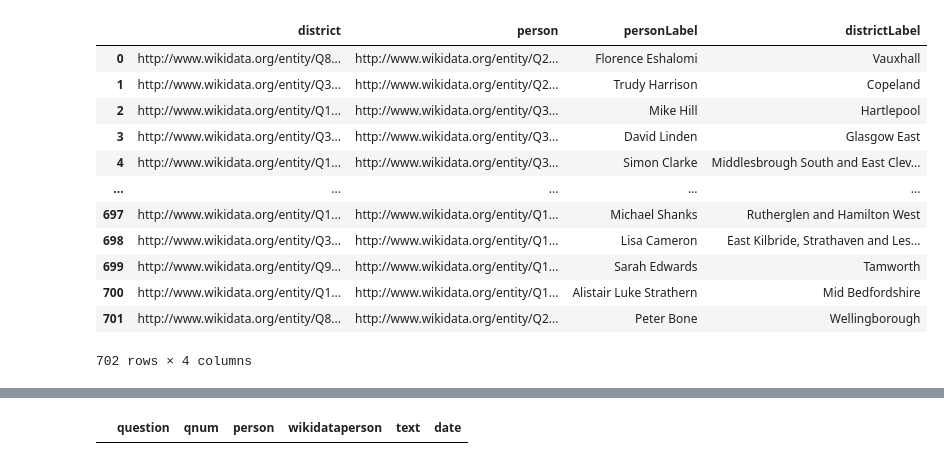
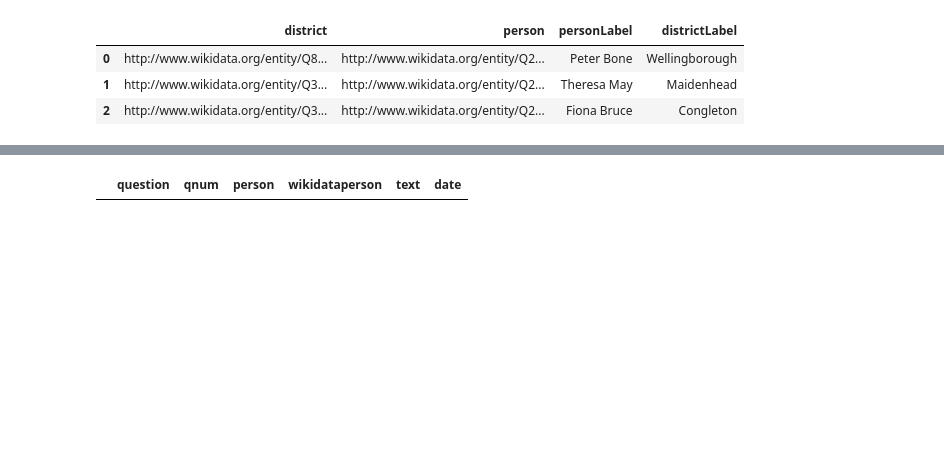
Before and after one commit to zapper-95/MP-Written-Question-Analysis, a Jupyter notebook: notebooks/queries.ipynb, the cells around one changed output, grey strips where cells are left out. Saved outputs shown, nothing was run; the diff lists cells and outputs as text; code cells hidden in the pictures; blank space fills up the shorter version.

```diff
--- a/queries.ipynb
+++ b/notebooks/queries.ipynb
@@ -39,40 +301,35 @@ KeyError: 'text'
 # %%
+"""
+SPARQL query to wikidata endpoint to get all MPs and their constituencies
+
+"""
 
 district_df = pd.DataFrame()
 sparql  = SPARQLWrapper("https://query.wikidata.org/sparql")
 sparql.setQuery("""
 SELECT ?person ?district ?personLabel ?districtLabel
 WHERE
 {
   ?person p:P39 ?position.
   ?position ps:P39 wd:Q77685926.
   ?position pq:P768 ?district
   SERVICE wikibase:label { bd:serviceParam wikibase:language "en". }
 }
 """)
 
 sparql.setReturnFormat(JSON)
 result = sparql.query().convert()
 # results -> bindings returns a list of dictionaries
 result = result["results"]["bindings"]
 
 # removed type from the results
 for item in result:
     for key in item:
         item[key] = item[key]["value"]
 district_df = pd.DataFrame(result)
-district_df
+district_df.head(3)
 # %% [output]
 |  | district | person | personLabel | districtLabel |
-| 0 | http://www.wikidata.org/entity/Q8... | http://www.wikidata.org/entity/Q2... | Florence Eshalomi | Vauxhall |
-| 1 | http://www.wikidata.org/entity/Q3... | http://www.wikidata.org/entity/Q2... | Trudy Harrison | Copeland |
-| 2 | http://www.wikidata.org/entity/Q1... | http://www.wikidata.org/entity/Q3... | Mike Hill | Hartlepool |
-| 3 | http://www.wikidata.org/entity/Q3... | http://www.wikidata.org/entity/Q3... | David Linden | Glasgow East |
-| 4 | http://www.wikidata.org/entity/Q1... | http://www.wikidata.org/entity/Q3... | Simon Clarke | Middlesbrough South and East Clev... |
-| ... | ... | ... | ... | ... |
-| 697 | http://www.wikidata.org/entity/Q1... | http://www.wikidata.org/entity/Q1... | Michael Shanks | Rutherglen and Hamilton West |
-| 698 | http://www.wikidata.org/entity/Q3... | http://www.wikidata.org/entity/Q1... | Lisa Cameron | East Kilbride, Strathaven and Les... |
-| 699 | http://www.wikidata.org/entity/Q9... | http://www.wikidata.org/entity/Q1... | Sarah Edwards | Tamworth |
-| 700 | http://www.wikidata.org/entity/Q1... | http://www.wikidata.org/entity/Q1... | Alistair Luke Strathern | Mid Bedfordshire |
-| 701 | http://www.wikidata.org/entity/Q8... | http://www.wikidata.org/entity/Q2... | Peter Bone | Wellingborough |
+| 0 | http://www.wikidata.org/entity/Q8... | http://www.wikidata.org/entity/Q2... | Peter Bone | Wellingborough |
+| 1 | http://www.wikidata.org/entity/Q3... | http://www.wikidata.org/entity/Q2... | Theresa May | Maidenhead |
+| 2 | http://www.wikidata.org/entity/Q3... | http://www.wikidata.org/entity/Q2... | Fiona Bruce | Congleton |
-702 rows × 4 columns
```
Also changed, not shown: parts of 35 cells of this notebook, 8 other files.
